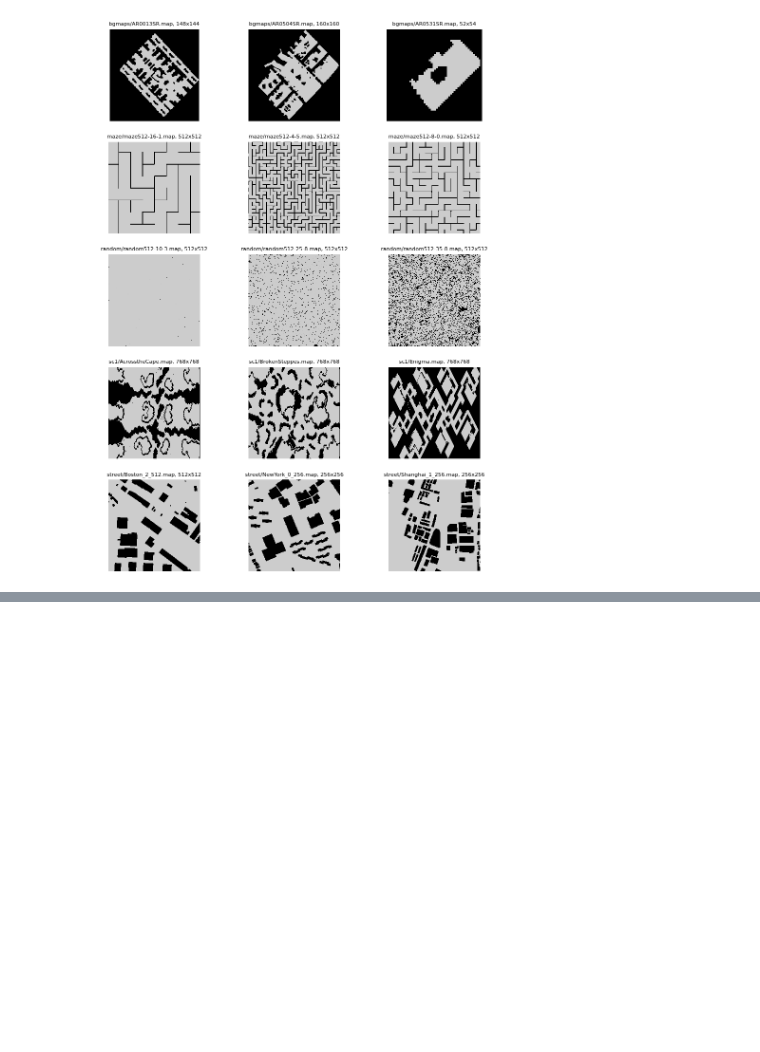
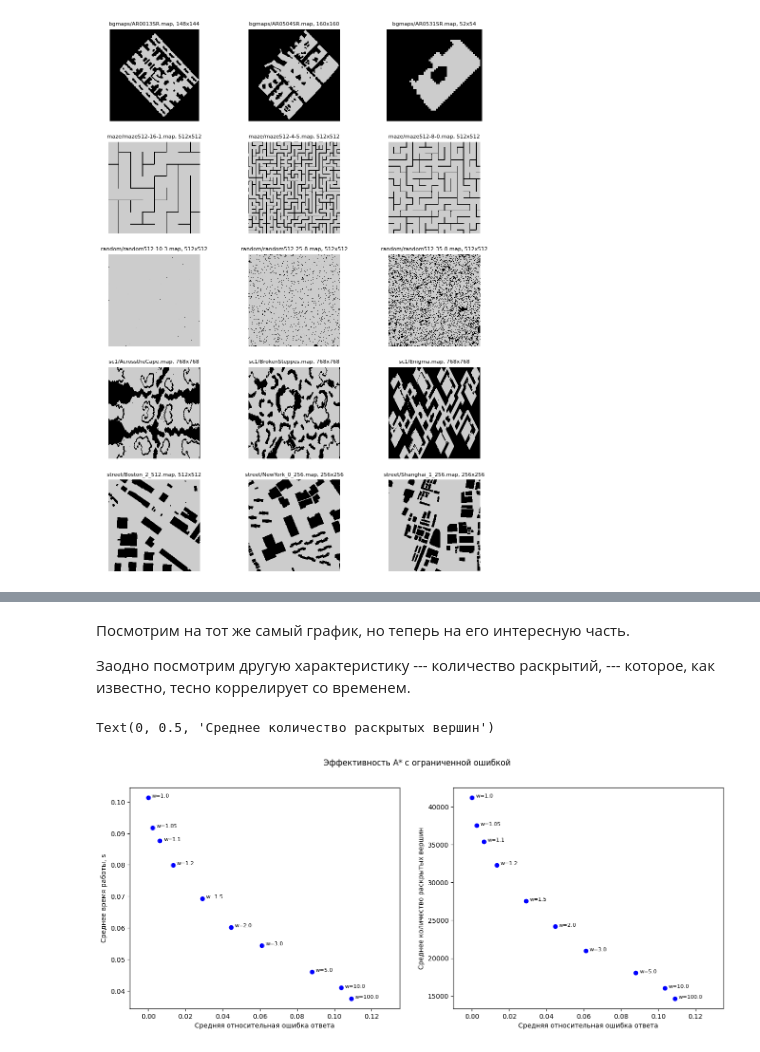
Before and after one commit to HS-Class-SPbU-2024-Fall/lab07-benchmarking-bounded-sub-optimal-astar-elteammate, a Jupyter notebook: benchmarking.ipynb, the cells around one changed output, grey strips where cells are left out. Saved outputs shown, nothing was run; the diff lists cells and outputs as text; code cells hidden in the pictures; blank space fills up the shorter version.

```diff
--- a/benchmarking.ipynb
+++ b/benchmarking.ipynb
@@ -740,0 +478,3 @@ for i, (category, category_problems) in enumerate(sorted(CHOSEN_PROBLEMS.items()
+# %%
+df = STATS.drop(STATS[STATS.reexpansion].index)
+df.head()
@@ -740,0 +488,28 @@ for i, (category, category_problems) in enumerate(sorted(CHOSEN_PROBLEMS.items()
+# %% [markdown]
+Посмотрим на тот же самый график, но теперь на его интересную часть.
+
+Заодно посмотрим другую характеристику --- количество раскрытий, --- которое,
+как известно, тесно коррелирует со временем.
+# %%
+fig, (axt, axo) = plt.subplots(1, 2, figsize=(16, 6))
+axt.set_xlim(0.99 - 1, 0.135)
+axo.set_xlim(0.99 - 1, 0.135)
+
+for i, w in enumerate(Ws):
+        stats = df[df.w == w]
+        time = stats.time.mean()
+        ans_err = (stats.dist / stats.expected_dist).mean() - 1
+        axt.plot(ans_err, time, 'o', c='b')
+        axt.text(ans_err + 0.002, time, f"w={w}", fontsize=8)
+        closed = stats.closed.mean()
+        axo.plot(ans_err, closed, 'o', c='b')
+        axo.text(ans_err + 0.002, closed, f"w={w}", fontsize=8)
+
+fig.suptitle("Эффективность A* с ограниченной ошибкой")
+axt.set_xlabel("Средняя относительная ошибка ответа")
+axt.set_ylabel("Среднее время работы, s")
+axo.set_xlabel("Средняя относительная ошибка ответа")
+axo.set_ylabel("Среднее количество раскрытых вершин")
+# %% [output]
+Text(0, 0.5, 'Среднее количество раскрытых вершин')
+[figure, added]
```
Also changed, not shown: parts of 48 cells of this notebook, 1 other file.
